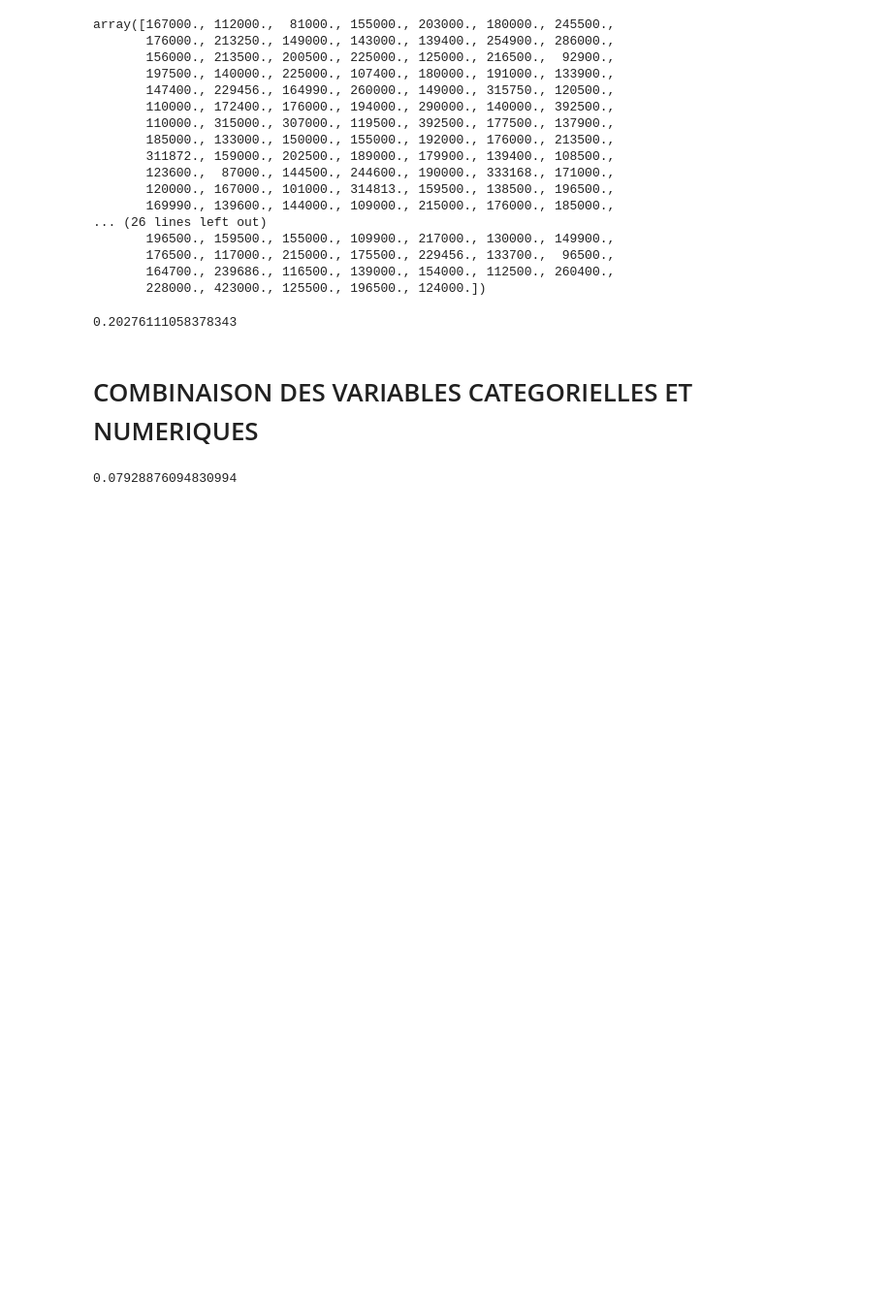
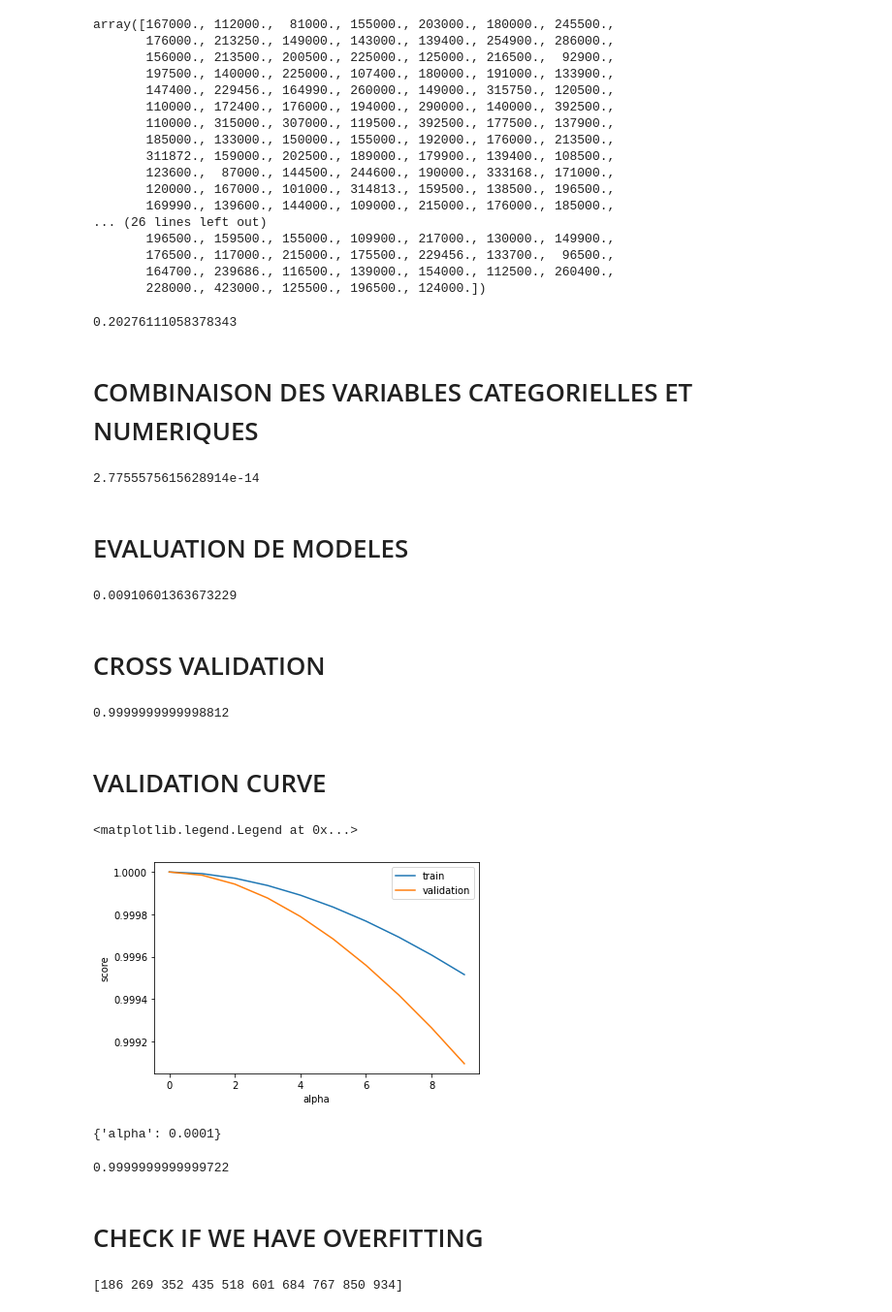
Before and after one commit to Khadimou/SalesPriceML, a Jupyter notebook: data_analysis.ipynb, the cells around one changed output. Shown at 97% size. Drawn from its saved outputs; the diff is of its cells as text; code cells hidden in the pictures; blank space fills up the shorter version.

Commit message:
testing cross-validation, validation curve and learning curve

```diff
--- a/data_analysis.ipynb
+++ b/data_analysis.ipynb
@@ -238,14 +238,79 @@ xtrain, xtest, ytrain, ytest = train_test_split(X_processed, house_dataset_df['S
 # %%
 from sklearn.ensemble import RandomForestRegressor
 lr = LinearRegression()
+ridge = Ridge(alpha=0.0001)
 tree = DecisionTreeRegressor()
 # Create a random forest regressor
 forest = RandomForestRegressor(max_depth=2, random_state=0)
 
 
-forest.fit(xtrain, ytrain)
-predictions = forest.predict(xtest)
-erreur = 1 - forest.score(xtest,ytest)
+ridge.fit(xtrain, ytrain)
+predictions = ridge.predict(xtest)
+erreur = 1 - ridge.score(xtest,ytest)
 erreur
 # %% [output]
-0.07928876094830994
+2.7755575615628914e-14
+# %% [markdown]
+# EVALUATION DE MODELES
+# %%
+accuracy_lr = []
+
+for i in range (0, ytest.shape[0]):
+    if ytest.tolist()[i] - predictions[i] < 0:
+        accuracy_lr.append(predictions[i] -ytest.tolist()[i])
+    else:
+        accuracy_lr.append(ytest.tolist()[i] - predictions[i])
+
+
+accuracy_lr = np.asarray(accuracy_lr)
+accuracy_lr.mean()
+# %% [output]
+0.00910601363673229
+# %% [markdown]
+# CROSS VALIDATION
+# %%
+from sklearn.model_selection import cross_val_score, KFold, validation_curve, GridSearchCV, learning_curve
+
+cv = KFold(4, random_state=0, shuffle=True)
+cross_val_score(ridge, xtrain, ytrain, cv=cv).mean()
+# %% [output]
+0.9999999999998812
+# %% [markdown]
+# VALIDATION CURVE
+# %%
+k = np.arange(0,10)
+train_score, val_score = validation_curve(ridge, xtrain, ytrain,param_name='alpha', param_range=k, cv=4)
+plt.plot(k,train_score.mean(axis=1), label='train')
+plt.plot(k,val_score.mean(axis=1), label='validation')
+plt.xlabel("alpha")
+plt.ylabel("score")
+plt.legend()
+# %% [output]
+<matplotlib.legend.Legend at 0x...>
+[figure, added]
+# %%
+# Define hyperparameter grid
+param_grid = {'alpha': [0.1, 0.01, 0.0009, 0.2, 0.0001]}
+
+# Create a grid search object
+grid_search = GridSearchCV(ridge, param_grid, cv=5)
+
+# Fit the grid search object to the data
+grid_search.fit(xtrain, ytrain)
+
+# Print the best hyperparameters
+print(grid_search.best_params_)
+model = grid_search.best_estimator_
+# %% [output]
+{'alpha': 0.0001}
+# %%
+model.score(xtest,ytest)
+# %% [output]
+0.9999999999999722
+# %% [markdown]
+# CHECK IF WE HAVE OVERFITTING
+# %%
+N, train_score, val_score = learning_curve(model, xtrain, ytrain, train_sizes=np.linspace(0.2,1,10), cv=5)
+print(N)
+# %% [output]
+[186 269 352 435 518 601 684 767 850 934]
```
Also changed, not shown: parts of 2 cells of this notebook.
